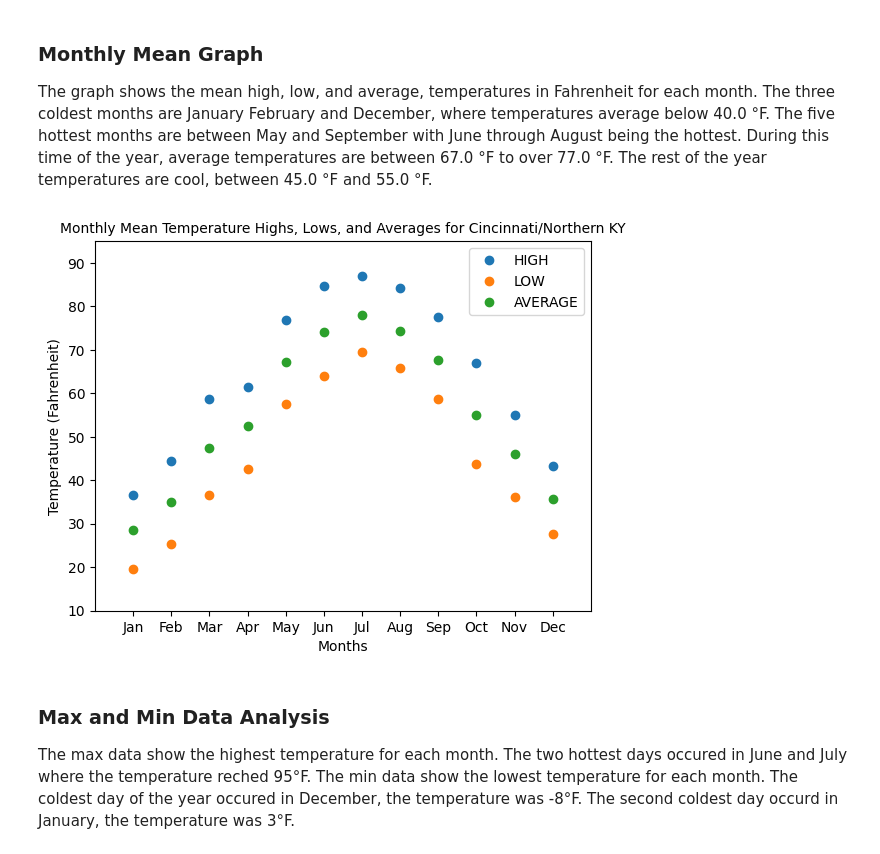
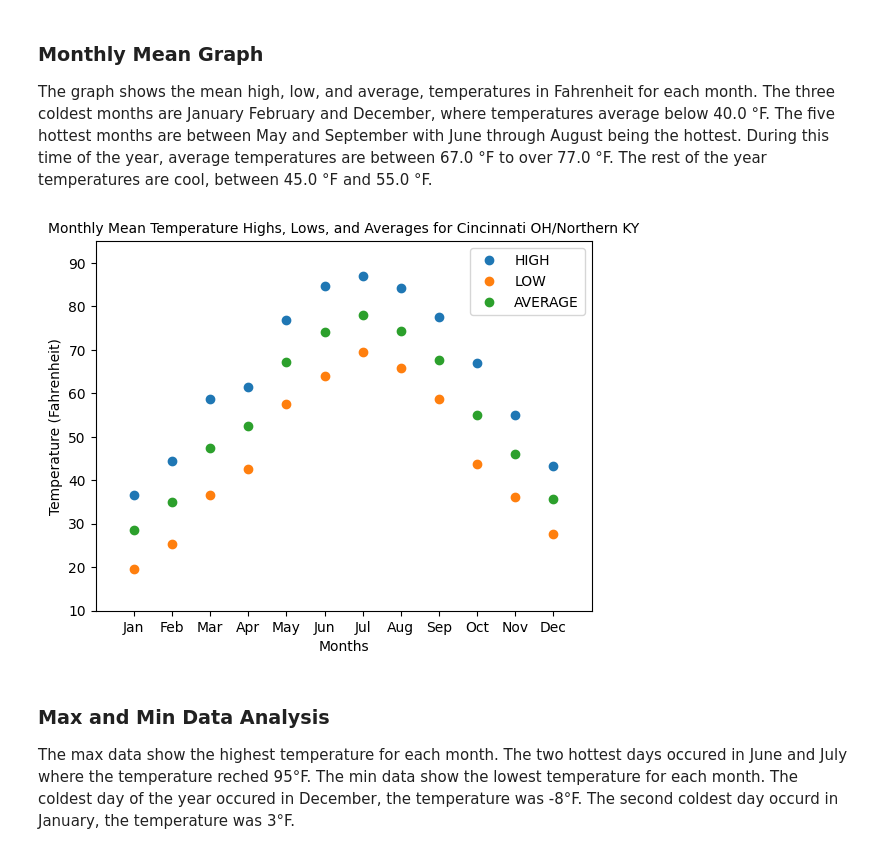
Before and after one commit to BerisDizdar/City_Weather_Comparison, a Jupyter notebook: City_Weather_Comparison.ipynb, the cells around one changed output. Drawn from its saved outputs; the diff is of its cells as text; code cells hidden in the pictures.

```diff
--- a/City_Weather_Comparison.ipynb
+++ b/City_Weather_Comparison.ipynb
@@ -152,18 +152,18 @@ The graph shows the mean high, low, and average, temperatures in Fahrenheit for
 # %%
 # Graphing mean data for Cincinnati/Northern KY
 
 months = ['Jan', 'Feb', 'Mar', 'Apr', 'May', 'Jun', 'Jul', 'Aug', 'Sep', 'Oct', 'Nov', 'Dec']
 
 plt.plot(months, Cin_NKY_monthly_mean, 'o')
 plt.xlabel('Months', fontsize=10, color='k')
 plt.ylabel('Temperature (Fahrenheit)', fontsize=10, color='k')
-plt.title('Monthly Mean Temperature Highs, Lows, and Averages for Cincinnati/Northern KY', fontsize=10, color='k')
+plt.title('Monthly Mean Temperature Highs, Lows, and Averages for Cincinnati OH/Northern KY', fontsize=10, color='k')
 plt.legend(Cin_NKY_monthly_mean)
 plt.axis([-1, 12, 10, 95])
 
 plt.show()
 # %% [output]
-[figure, old version]
+[figure, new version]
 # %% [markdown]
 ### Max and Min Data Analysis
 The max data show the highest temperature for each month. The two hottest days occured in June and July where the temperature reched 95°F.
```
Also changed, not shown: parts of 1 cell of this notebook, 1 other file.
